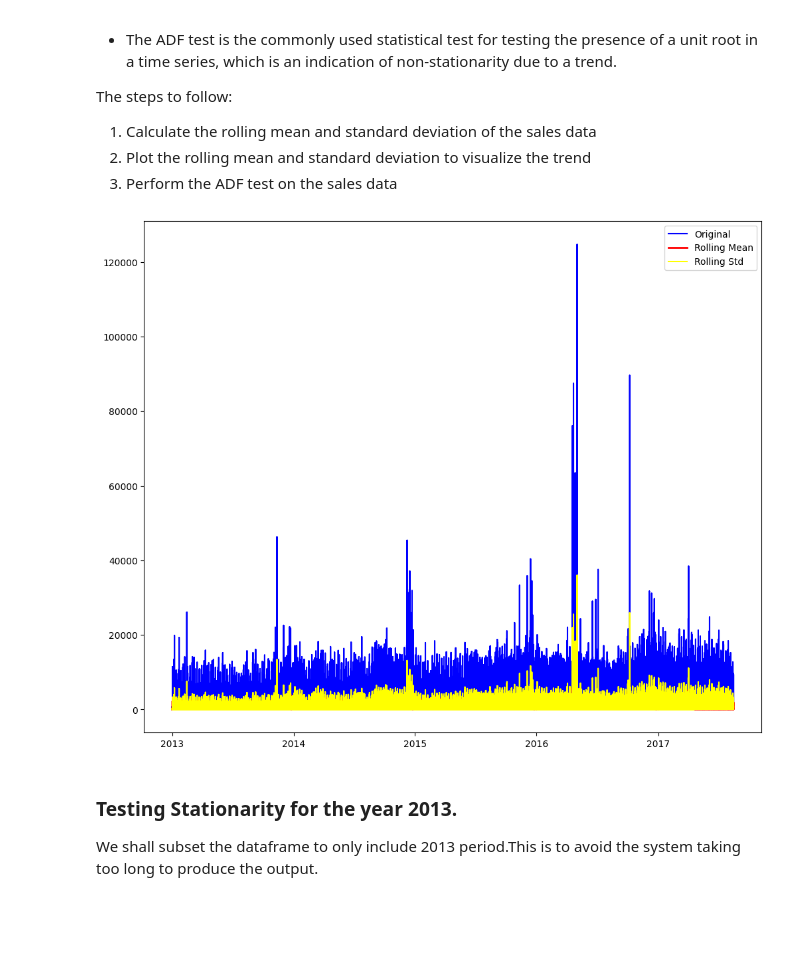
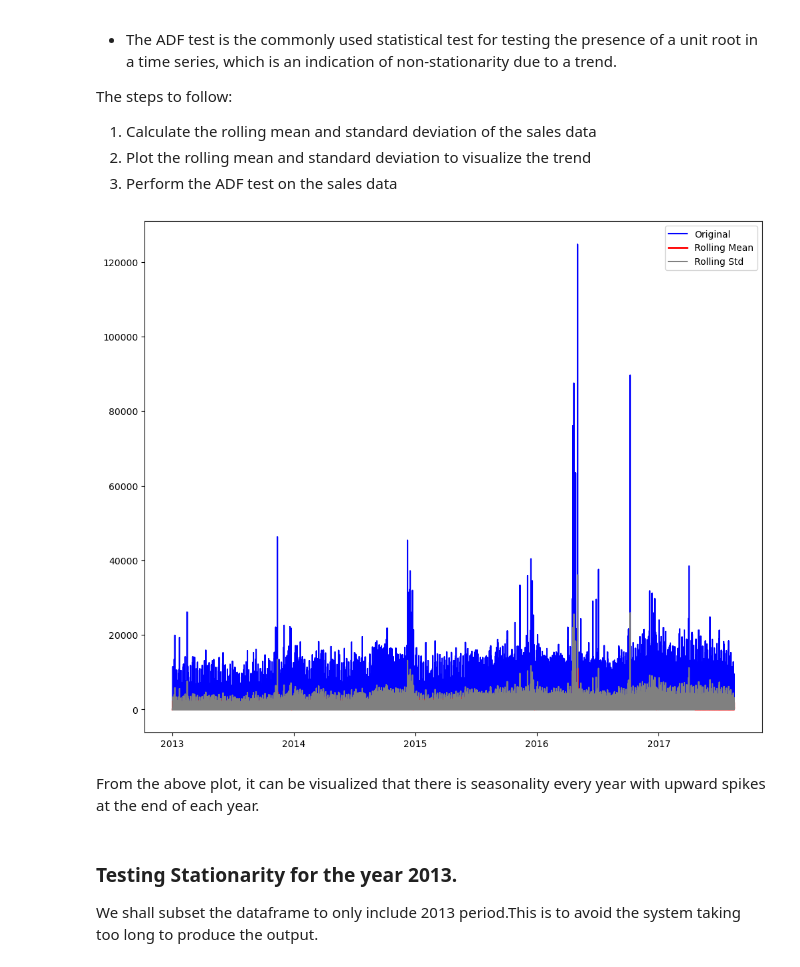
Before and after one commit to penscola/LP2-Regression-Project, a Jupyter notebook: Time_Series.ipynb, the cells around one changed output. Cells and saved outputs as stored; diff of their text form; code cells hidden in the pictures; blank space fills up the shorter version.

Commit message:
Data visualaization,cleaning & feature engineering

```diff
--- a/Time_Series.ipynb
+++ b/Time_Series.ipynb
@@ -498,13 +535,15 @@ rolling_std = df_train_series['sales'].rolling(window=12).std()
 # %%
 # Plot the rolling mean and standard deviation to visualize the trend
 plt.figure(figsize=(12,10))
 plt.plot(df_train_series['sales'], color='blue', label='Original')
 plt.plot(rolling_mean, color='red', linewidth=2, label='Rolling Mean')
-plt.plot(rolling_std, color='yellow', label='Rolling Std')
+plt.plot(rolling_std, color='gray', label='Rolling Std')
 plt.legend()
 plt.show()
 # %% [output]
-[figure, old version]
+[figure, new version]
+# %% [markdown]
+From the above plot, it can be visualized that there is seasonality every year with upward spikes at the end of each year.
 # %% [markdown]
 ### Testing Stationarity for the year 2013.
 
```
Also changed, not shown: parts of 270 cells of this notebook.
